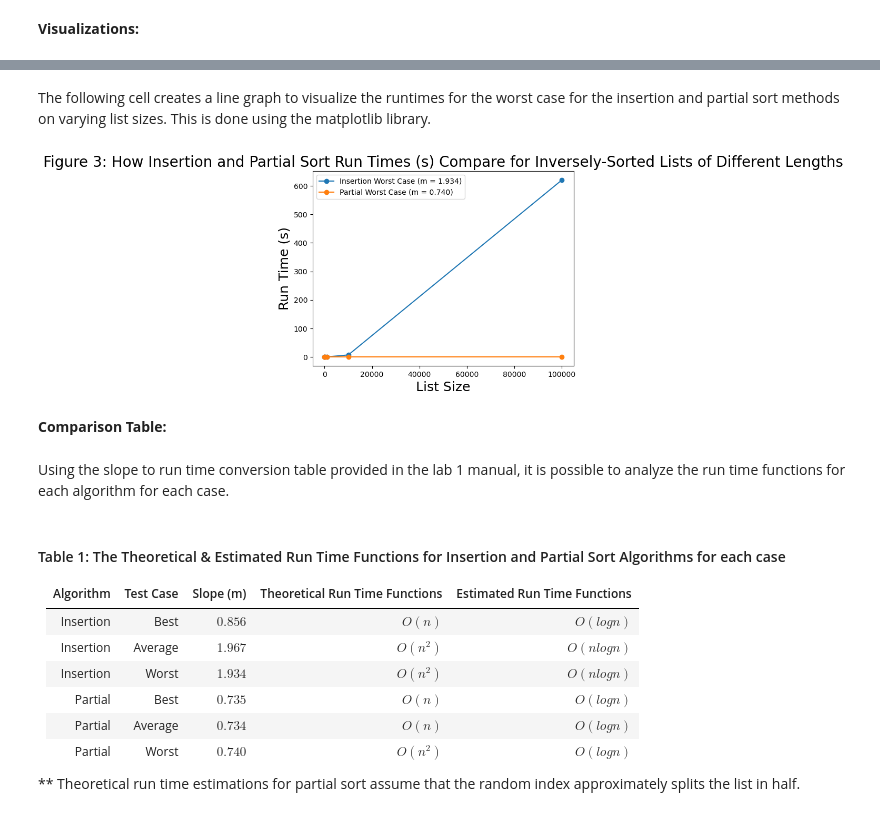
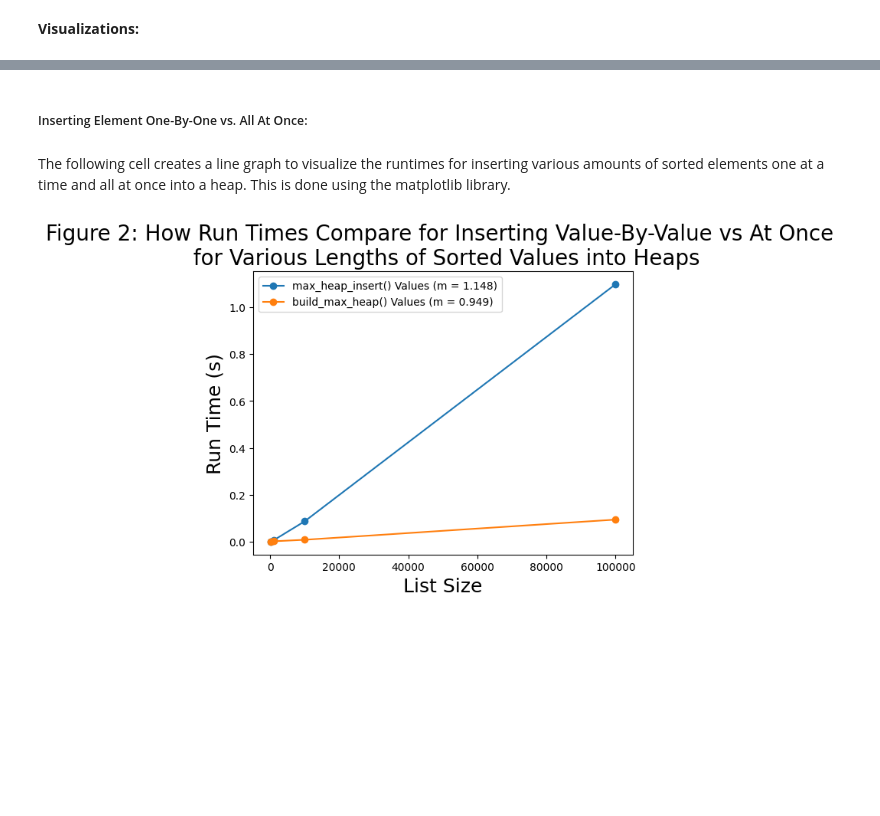
Before and after one commit to ThomasBenzshawel/lab4_benzshawel_bley, a Jupyter notebook: bley_benzshawel_lab04.ipynb, the cells around one changed output, grey strips where cells are left out. Saved outputs shown, nothing was run; the diff lists cells and outputs as text; code cells hidden in the pictures; blank space fills up the shorter version.

```diff
--- a/bley_benzshawel_lab04.ipynb
+++ b/bley_benzshawel_lab04.ipynb
@@ -373,41 +549,28 @@ plt.show()
-# %% [markdown]
-The following cell creates a line graph to visualize the runtimes for the worst case for the insertion and partial sort methods on varying list sizes. This is done using the matplotlib library.
-# %%
-# CREATE FIGURE AND AXIS
-fig, ax = plt.subplots()
-
-# # INCREASE PLOT SIZE
-# plt.figure(figuresize = (30, 15))
-
-# PLOT DATA AS A LINE GRAPH
-ax.plot(list_sizes, insert_worst, label = ('Insertion Worst Case (m = ' + "{:.3f}".format(insert_worst_slope) + ')'), marker = 'o', linestyle = '-')
-ax.plot(list_sizes, partial_worst, label = ('Partial Worst Case (m = ' + "{:.3f}".format(partial_worst_slope) + ')'), marker = 'o', linestyle = '-')
-
-# SET AXIS LABELS AND TITLE
-ax.set_xlabel('List Size', fontsize = 18)
-ax.set_ylabel('Run Time (s)', fontsize = 18)
-ax.set_title('Figure 3: How Insertion and Partial Sort Run Times (s) Compare for Inversely-Sorted Lists of Different Lengths', fontsize = 20)
-
-# ADD LEGEND
-ax.legend()
-
-# SHOW
-plt.show()
-# %% [output]
-[figure, removed]
-# %% [markdown]
-**Comparison Table:**
-# %% [markdown]
-Using the slope to run time conversion table provided in the lab 1 manual, it is possible to analyze the run time functions for each algorithm for each case.
-# %% [markdown]
-#### Table 1: The Theoretical & Estimated Run Time Functions for Insertion and Partial Sort Algorithms for each case
-| Algorithm | Test Case | Slope (m) | Theoretical Run Time Functions | Estimated Run Time Functions |
-|-----------|-----------|-----------|--------------------------------|------------------------------|
-| Insertion | Best      | $0.856$   | $O(n)$                         | $O(log n)$                   |
-| Insertion | Average   | $1.967$   | $O(n^2)$                       | $O(n log n)$                 |
-| Insertion | Worst     | $1.934$   | $O(n^2)$                       | $O(n log n)$                 |
-| Partial   | Best      | $0.735$   | $O(n)$                         | $O(log n)$                   |
-| Partial   | Average   | $0.734$   | $O(n)$                         | $O(log n)$                   |
-| Partial   | Worst     | $0.740$   | $O(n^2)$                       | $O(log n)$                   |
-
-** Theoretical run time estimations for partial sort assume that the random index approximately splits the list in half.
+# %% [markdown]
+##### Inserting Element One-By-One vs. All At Once:
+# %% [markdown]
+The following cell creates a line graph to visualize the runtimes for inserting various amounts of sorted elements one at a time and all at once into a heap. This is done using the matplotlib library.
+# %%
+# CREATE FIGURE AND AXIS
+fig, ax = plt.subplots()
+
+# PLOT DATA AS A LINE GRAPH
+ax.plot(list_sizes, sorted_heap_benchmarks,
+        label = ('max_heap_insert() Values (m = ' + "{:.3f}".format(insert_sorted_slope) + ')'),
+        marker = 'o', linestyle = '-')
+ax.plot(list_sizes, all_sorted_heap_benchmarks,
+        label = ('build_max_heap() Values (m = ' + "{:.3f}".format(insert_all_sorted_slope) + ')'), marker = 'o', linestyle = '-')
+
+# SET AXIS LABELS AND TITLE
+ax.set_xlabel('List Size', fontsize = 18)
+ax.set_ylabel('Run Time (s)', fontsize = 18)
+ax.set_title('Figure 2: How Run Times Compare for Inserting Value-By-Value vs At Once \n for Various Lengths of Sorted Values into Heaps',
+             fontsize = 20)
+
+# ADD LEGEND
+ax.legend()
+
+# SHOW
+plt.show()
+# %% [output]
+[figure, added]
```
Also changed, not shown: parts of 72 cells of this notebook.
